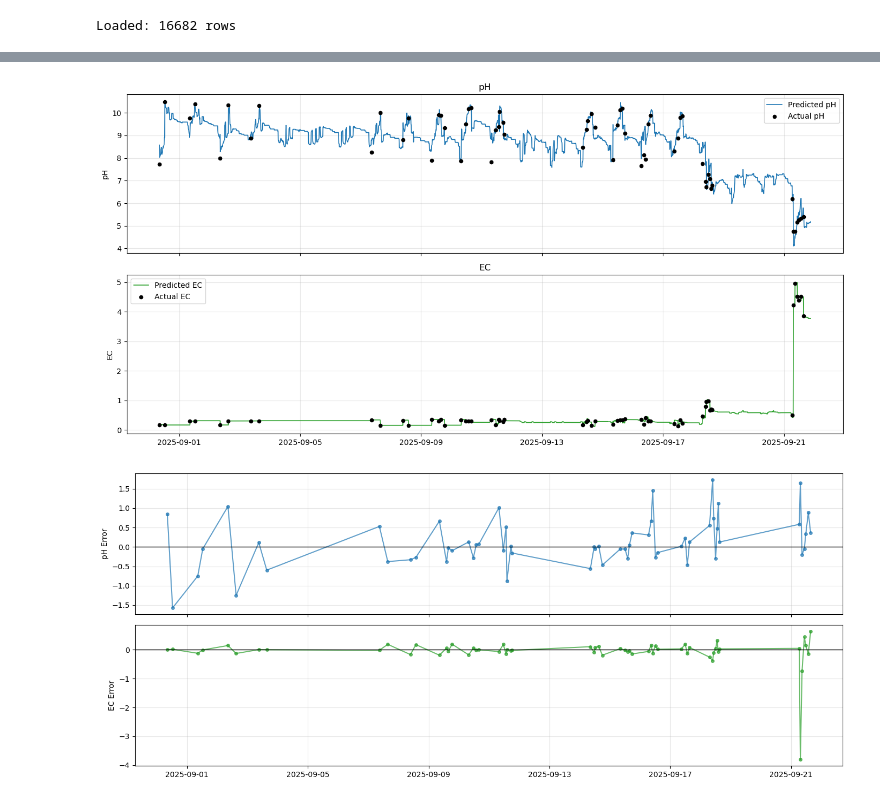
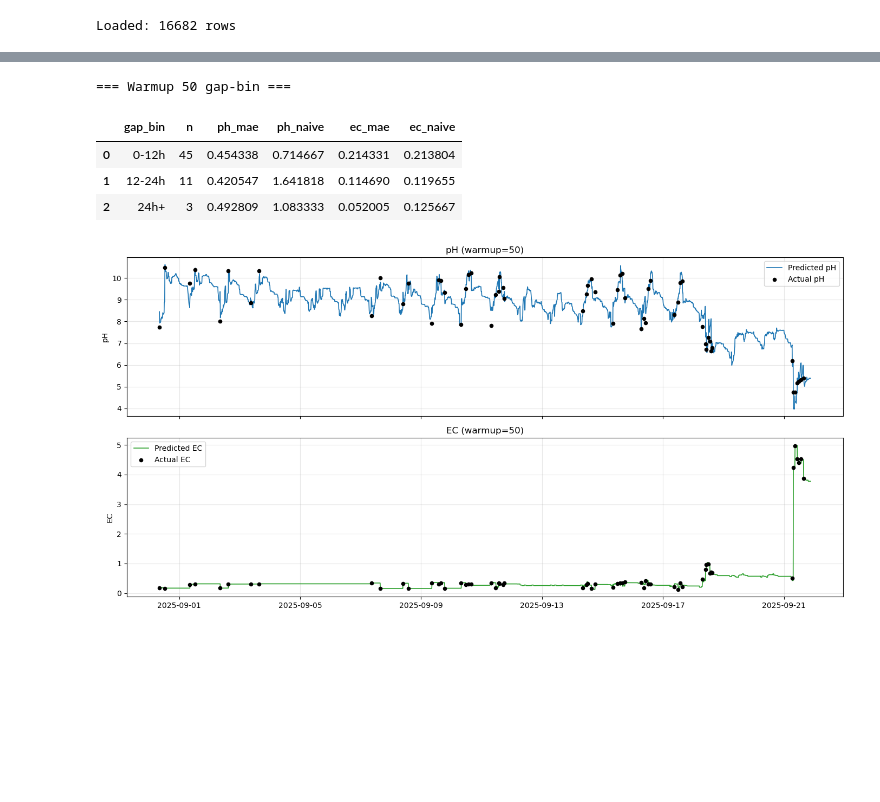
Before and after one commit to EliyahuEden/Predictive_Modeling_Of_Rootzone_Variables_Using_Greenhouse_Data, a Jupyter notebook: scripts/Continuous_Rootzone_Only_t0_To_t1_V2.ipynb, the cells around one changed output, grey strips where cells are left out. Cells and saved outputs as stored; diff of their text form; code cells hidden in the pictures; blank space fills up the shorter version.

```diff
--- a/scripts/Continuous_Rootzone_Only_t0_To_t1_V2.ipynb
+++ b/scripts/Continuous_Rootzone_Only_t0_To_t1_V2.ipynb
@@ -75,6 +79,8 @@ def get_features_for_row(master_df, anchor_idx, current_idx):
     weighted_fert_acid = float((fa_s * weights).sum())
     weighted_fert_salt = float((fs_s * weights).sum())
     weighted_total_fert = float((tf_s * weights).sum())
+    fert_concentration = tf / (irr_sum + 1e-6)
+
 
     # Agronomic drivers
     fc = float(tf / (irr_sum + 1.0))
@@ -124,6 +130,8 @@ def get_features_for_row(master_df, anchor_idx, current_idx):
     hour_a = t0.hour + t0.minute / 60.0
     hour_b = t1.hour + t1.minute / 60.0
 
+
+
     return {
         'ph0': ph0, 'ec0': ec0, 'gap_hours': gap_h,
         'weighted_irr': weighted_irr, 'weighted_total_fert': weighted_total_fert,
@@ -138,6 +146,7 @@ def get_features_for_row(master_df, anchor_idx, current_idx):
         'hour_cos_a': float(np.cos(2 * np.pi * hour_a / 24)),
         'hour_sin_b': float(np.sin(2 * np.pi * hour_b / 24)),
         'hour_cos_b': float(np.cos(2 * np.pi * hour_b / 24)),
+        'fert_concentration': fert_concentration,
     }
 # %%
 # ==========================================
@@ -282,19 +333,52 @@ MAE by gap bin:
+# %%
+def gap_bin_report(ev):
+    ev = ev.copy()
+    ev['gap_bin'] = pd.cut(ev['gap_hours'], [-np.inf, 12, 24, np.inf], labels=['0-12h', '12-24h', '24h+'])
+    out = []
+    for gb, g in ev.groupby('gap_bin', observed=False):
+        if len(g) == 0:
+            continue
+        out.append({
+            'gap_bin': str(gb),
+            'n': len(g),
+            'ph_mae': g['ph_abs_error'].mean(),
+            'ph_naive': g['ph_abs_error_naive'].mean(),
+            'ec_mae': g['ec_abs_error'].mean(),
+            'ec_naive': g['ec_abs_error_naive'].mean(),
+        })
+    return pd.DataFrame(out)
+
+for w in warmups:
+    print(f"\n=== Warmup {w} gap-bin ===")
+    display(gap_bin_report(runs[w]['ev']))
+# %% [output]
+=== Warmup 50 gap-bin ===
+|  | gap_bin | n | ph_mae | ph_naive | ec_mae | ec_naive |
+| 0 | 0-12h | 45 | 0.454338 | 0.714667 | 0.214331 | 0.213804 |
+| 1 | 12-24h | 11 | 0.420547 | 1.641818 | 0.114690 | 0.119655 |
+| 2 | 24h+ | 3 | 0.492809 | 1.083333 | 0.052005 | 0.125667 |
 # %%
-fig,ax=plt.subplots(2,1,figsize=(14,7),sharex=True)
-ax[0].plot(res_df.index,res_df['ph_pred'],color='tab:blue',lw=1.2,label='Predicted pH')
-ax[0].scatter(ev.index,ev['ph_true'],color='black',s=20,zorder=5,label='Actual pH')
-ax[0].set_ylabel('pH');ax[0].legend();ax[0].grid(True,alpha=0.3);ax[0].set_title('pH')
-ax[1].plot(res_df.index,res_df['ec_pred'],color='tab:green',lw=1.2,label='Predicted EC')
-ax[1].scatter(ev.index,ev['ec_true'],color='black',s=20,zorder=5,label='Actual EC')
-ax[1].set_ylabel('EC');ax[1].legend();ax[1].grid(True,alpha=0.3);ax[1].set_title('EC')
-plt.tight_layout();plt.show()
+for w in warmups:
+    ev = runs[w]['ev']
+    res_df = runs[w]['res']
 
-fig,axes=plt.subplots(2,1,figsize=(14,6),sharex=True)
-axes[0].plot(ev.index,ev['ph_pred']-ev['ph_true'],'o-',ms=4,alpha=0.7,color='tab:blue')
-axes[0].axhline(0,lw=1,color='k');axes[0].set_ylabel('pH Error');axes[0].grid(True,alpha=0.3)
-axes[1].plot(ev.index,ev['ec_pred']-ev['ec_true'],'o-',ms=4,alpha=0.7,color='tab:green')
-axes[1].axhline(0,lw=1,color='k');axes[1].set_ylabel('EC Error');axes[1].grid(True,alpha=0.3)
-plt.tight_layout();plt.show()
+    fig,ax=plt.subplots(2,1,figsize=(14,7),sharex=True)
+
+    ax[0].plot(res_df.index,res_df['ph_pred'],color='tab:blue',lw=1.2,label='Predicted pH')
+    ax[0].scatter(ev.index,ev['ph_true'],color='black',s=20,zorder=5,label='Actual pH')
+    ax[0].set_ylabel('pH')
+    ax[0].set_title(f'pH (warmup={w})')
+    ax[0].legend()
+    ax[0].grid(True,alpha=0.3)
+
+    ax[1].plot(res_df.index,res_df['ec_pred'],color='tab:green',lw=1.2,label='Predicted EC')
+    ax[1].scatter(ev.index,ev['ec_true'],color='black',s=20,zorder=5,label='Actual EC')
+    ax[1].set_ylabel('EC')
+    ax[1].set_title(f'EC (warmup={w})')
+    ax[1].legend()
+    ax[1].grid(True,alpha=0.3)
+
+    plt.tight_layout()
+    plt.show()
 # %% [output]
-[figure, old version]
+[figure, new version]
-[figure, removed]
```
Also changed, not shown: parts of 11 cells of this notebook, 2 other files.
